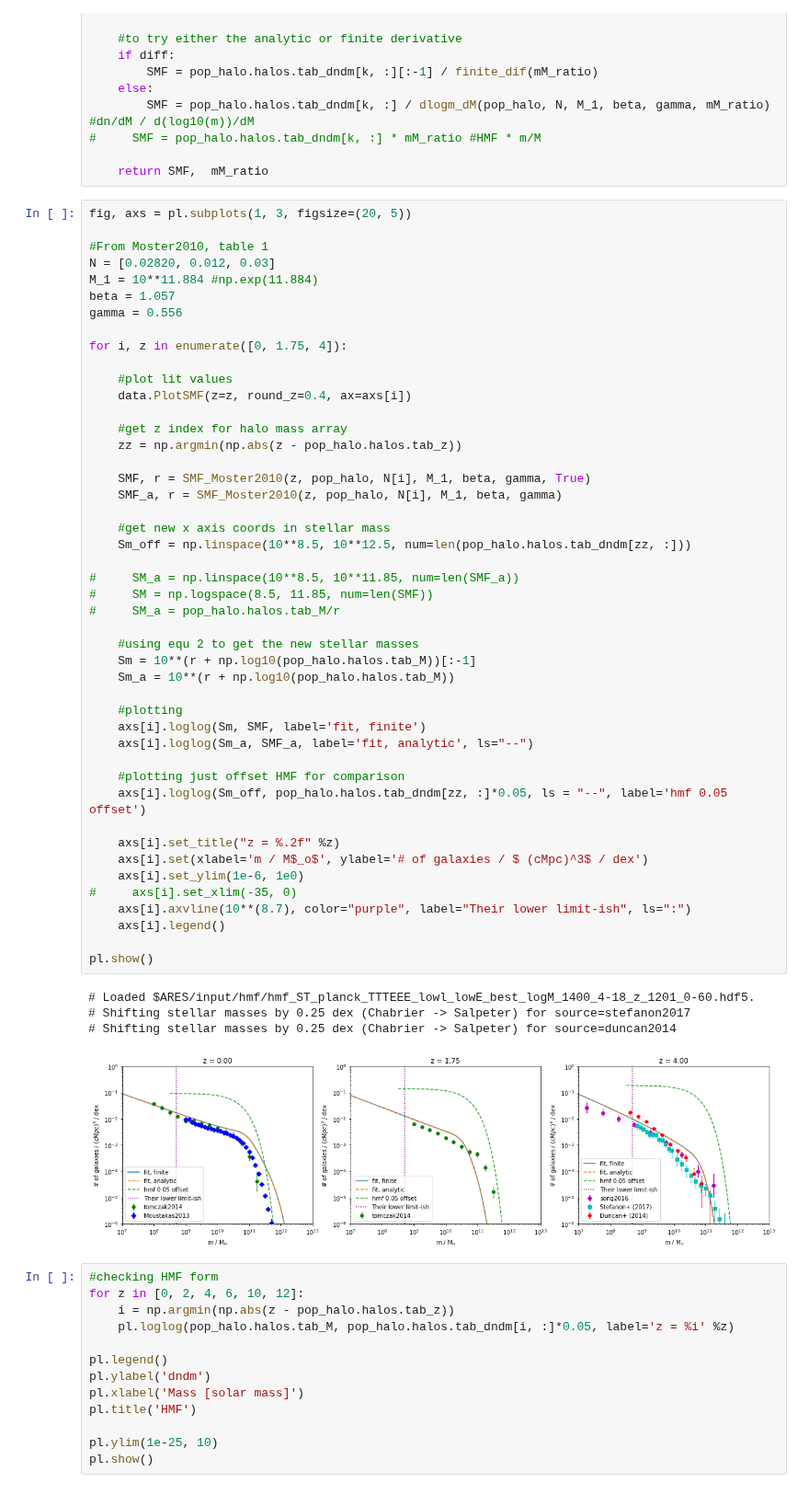
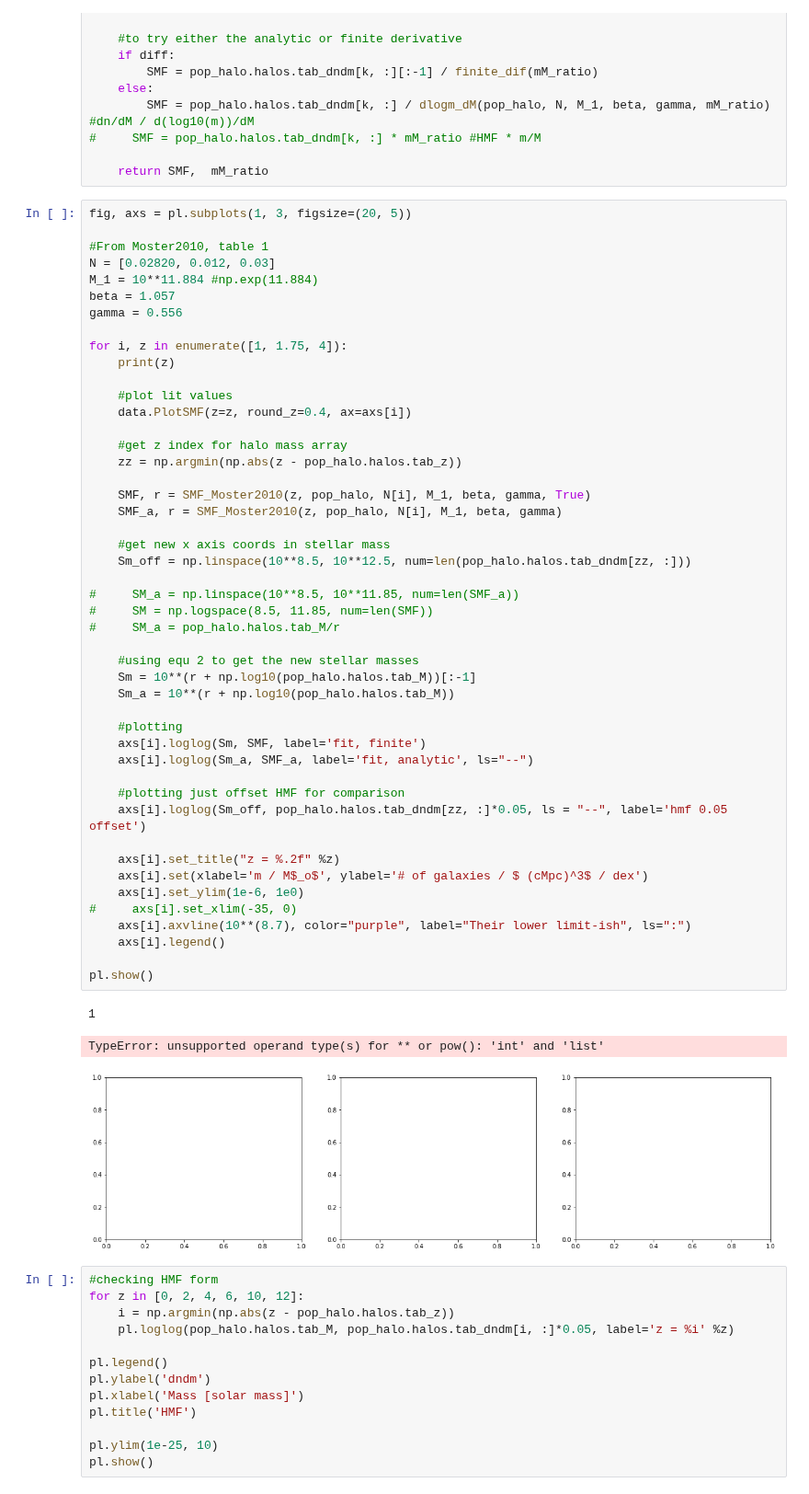
Before and after one commit to eklem1/GalaxySim, a Jupyter notebook: HMFtoSMF_nonLinear.ipynb, the cells around one changed output. Shown at 92% size. Drawn from its saved outputs; the diff is of its cells as text.

```diff
--- a/HMFtoSMF_nonLinear.ipynb
+++ b/HMFtoSMF_nonLinear.ipynb
@@ -72,7 +72,8 @@ M_1 = 10**11.884 #np.exp(11.884)
 beta = 1.057
 gamma = 0.556
 
-for i, z in enumerate([0, 1.75, 4]):
+for i, z in enumerate([1, 1.75, 4]):
+    print(z)
 
     #plot lit values
     data.PlotSMF(z=z, round_z=0.4, ax=axs[i])
@@ -83,37 +84,36 @@ for i, z in enumerate([0, 1.75, 4]):
     SMF, r = SMF_Moster2010(z, pop_halo, N[i], M_1, beta, gamma, True)
     SMF_a, r = SMF_Moster2010(z, pop_halo, N[i], M_1, beta, gamma)
 
     #get new x axis coords in stellar mass
     Sm_off = np.linspace(10**8.5, 10**12.5, num=len(pop_halo.halos.tab_dndm[zz, :]))
 
 #     SM_a = np.linspace(10**8.5, 10**11.85, num=len(SMF_a))
 #     SM = np.logspace(8.5, 11.85, num=len(SMF))
 #     SM_a = pop_halo.halos.tab_M/r
 
     #using equ 2 to get the new stellar masses
     Sm = 10**(r + np.log10(pop_halo.halos.tab_M))[:-1]
     Sm_a = 10**(r + np.log10(pop_halo.halos.tab_M))
 
     #plotting
     axs[i].loglog(Sm, SMF, label='fit, finite')
     axs[i].loglog(Sm_a, SMF_a, label='fit, analytic', ls="--")
 
     #plotting just offset HMF for comparison
     axs[i].loglog(Sm_off, pop_halo.halos.tab_dndm[zz, :]*0.05, ls = "--", label='hmf 0.05 offset')
 
     axs[i].set_title("z = %.2f" %z)
     axs[i].set(xlabel='m / M$_o$', ylabel='# of galaxies / $ (cMpc)^3$ / dex')
     axs[i].set_ylim(1e-6, 1e0)
 #     axs[i].set_xlim(-35, 0)
     axs[i].axvline(10**(8.7), color="purple", label="Their lower limit-ish", ls=":")
     axs[i].legend()
 
 pl.show()
 # %% [output]
-# Loaded $ARES/input/hmf/hmf_ST_planck_TTTEEE_lowl_lowE_best_logM_1400_4-18_z_1201_0-60.hdf5.
-# Shifting stellar masses by 0.25 dex (Chabrier -> Salpeter) for source=stefanon2017
-# Shifting stellar masses by 0.25 dex (Chabrier -> Salpeter) for source=duncan2014
+1
+TypeError: unsupported operand type(s) for ** or pow(): 'int' and 'list'
-[figure, old version]
+[figure, new version]
 # %%
 #checking HMF form
 for z in [0, 2, 4, 6, 10, 12]:
```
Also changed, not shown: 2 other files.
